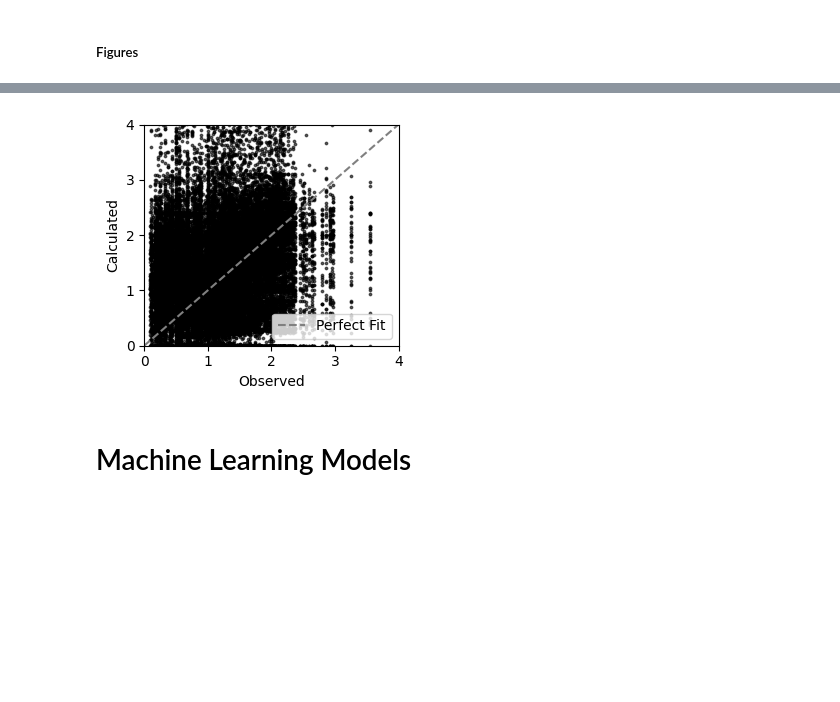
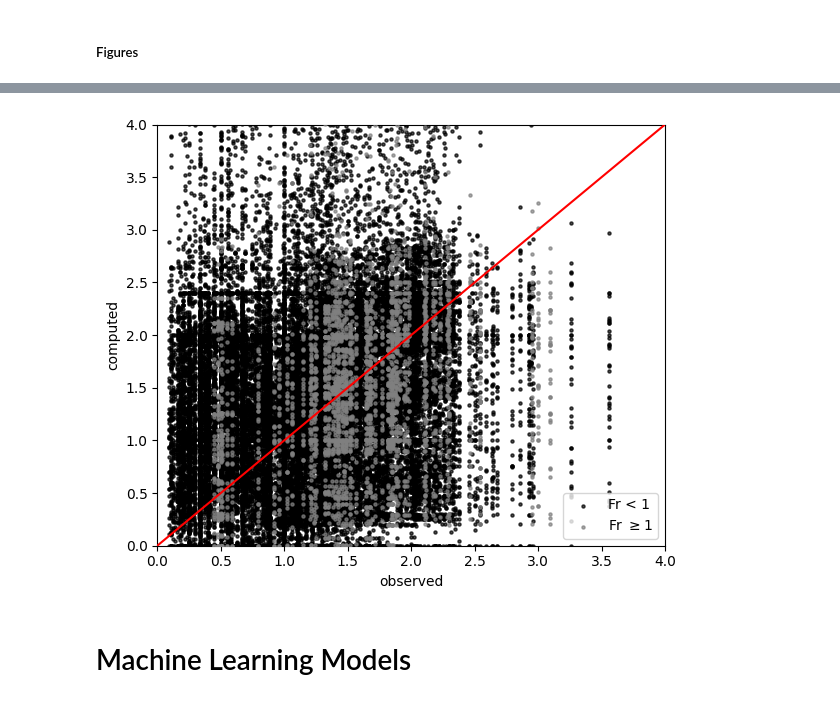
Before and after one commit to vsaengerderache/scour_ai, a Jupyter notebook: scour_ai.ipynb, the cells around one changed output, grey strips where cells are left out. Saved outputs shown, nothing was run; the diff lists cells and outputs as text; code cells hidden in the pictures; blank space fills up the shorter version.

```diff
--- a/scour_ai.ipynb
+++ b/scour_ai.ipynb
@@ -618,5 +630,5 @@ def eq_1956_laursen_and_toch(b, h_0):
 # %%
-def eq_1960_laursen(h, b):
+def eq_1962_blench_inglis_i(h, b):
   """
   Source:
 
@@ -630,6 +642,6 @@ def eq_1960_laursen(h, b):
     d_s: scour depth
   """
 
-  d_s = (1.34*(h/b)**0.50)*b
+  d_s = ((1.8 * b**0.5 * h**0.75)/h - 1) * h
 
-  return d_s
+  return max(d_s,0)
@@ -2819,6 +2767,33 @@ def plot_equations_V2(
         plt.close(fig)
 
         figure_num += 1
+# %%
+import matplotlib as mpl
+from matplotlib import font_manager
+import matplotlib.pyplot as plt
+import seaborn as sns
+
+# Fuente similar a Latin Modern (sin LaTeX)
+candidates = ["STIX Two Text", "STIXGeneral", "DejaVu Serif", "Times New Roman", "Nimbus Roman"]
+installed = {f.name for f in font_manager.fontManager.ttflist}
+chosen = next((f for f in candidates if f in installed), "DejaVu Serif")
+
+mpl.rcParams['text.usetex'] = False
+mpl.rcParams['text.latex.preamble'] = r''
+mpl.rcParams['mathtext.fontset'] = 'stix'
+mpl.rcParams['axes.unicode_minus'] = False
+mpl.rcParams['font.family'] = chosen
+mpl.rcParams['font.serif']  = [chosen]
+# %%
+import matplotlib.pyplot as plt, seaborn as sns
+
+plt.style.use('default')   # estilo Matplotlib por defecto
+sns.reset_orig()           # quita estilos que Seaborn pudo haber aplicado
+# (opcional) forzar fondo blanco y sin grilla
+import matplotlib as mpl
+mpl.rcParams['figure.facecolor'] = 'white'
+mpl.rcParams['axes.facecolor']   = 'white'
+mpl.rcParams['axes.grid']        = False
 # %%
 plot_equations_V2(
     df_to_plot=df_supercritic_cal,
@@ -2903,13 +2926,18 @@ def plot_all_equations_on_one_plot(df_to_plot, equations, output_prefix, global_
 # %%
-plot_all_equations_on_one_plot(
-    df_to_plot=df_subcritic_cal,
+df_supercritic_cal['reg'] = 'supercritic'
+df_subcritic_cal['reg'] = 'subcritic'
+
+df_cal = pd.concat([df_supercritic_cal, df_subcritic_cal], ignore_index=True)
+
+plot_all_equations_on_one_plot_combined(
+    df_to_plot=df_cal,
     equations=equations,
     output_prefix="Figure_2",
     global_x_min=global_x_min,
     global_x_max=global_x_max
 )
 # %% [output]
-[figure, old version]
+[figure, new version]
 # %% [markdown]
 # Machine Learning Models
 # %% [markdown]
```
Also changed, not shown: parts of 33 cells of this notebook.
